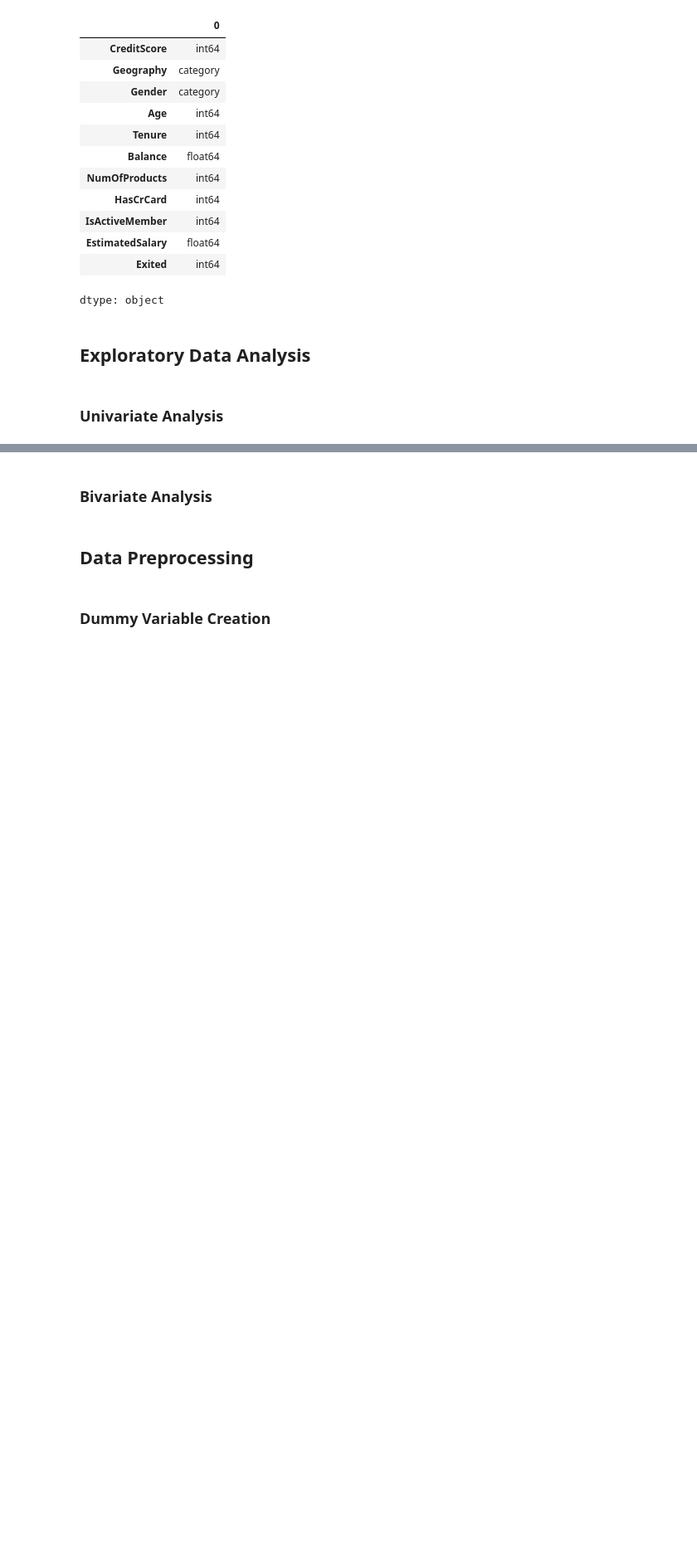
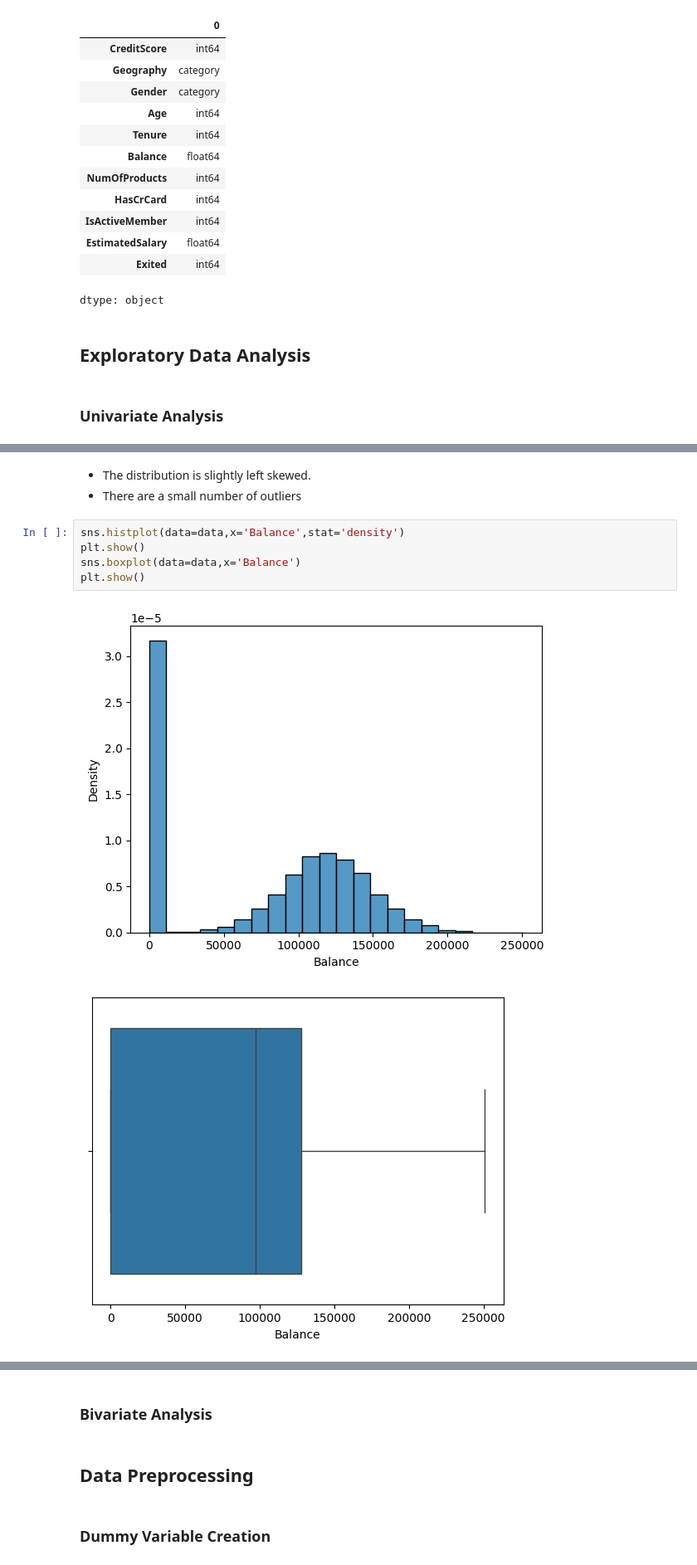
Before and after one commit to lhughey/AIML_Course, a Jupyter notebook: Project 4 - NN - Bank Churn Prediction/INN_Learner_Notebook_Full_code.ipynb, the cells around one changed output, grey strips where cells are left out. Shown at 83% size. Drawn from its saved outputs; the diff is of its cells as text; blank space fills up the shorter version.

```diff
--- a/Project 4 - NN - Bank Churn Prediction/INN_Learner_Notebook_Full_code.ipynb
+++ b/Project 4 - NN - Bank Churn Prediction/INN_Learner_Notebook_Full_code.ipynb
@@ -198,0 +214,11 @@ dtype: object
+# %% [markdown]
+- The distribution is slightly left skewed.
+- There are a small number of outliers
+# %%
+sns.histplot(data=data,x='Balance',stat='density')
+plt.show()
+sns.boxplot(data=data,x='Balance')
+plt.show()
+# %% [output]
+[figure, added]
+[figure, added]
```
Also changed, not shown: parts of 5 cells of this notebook.
